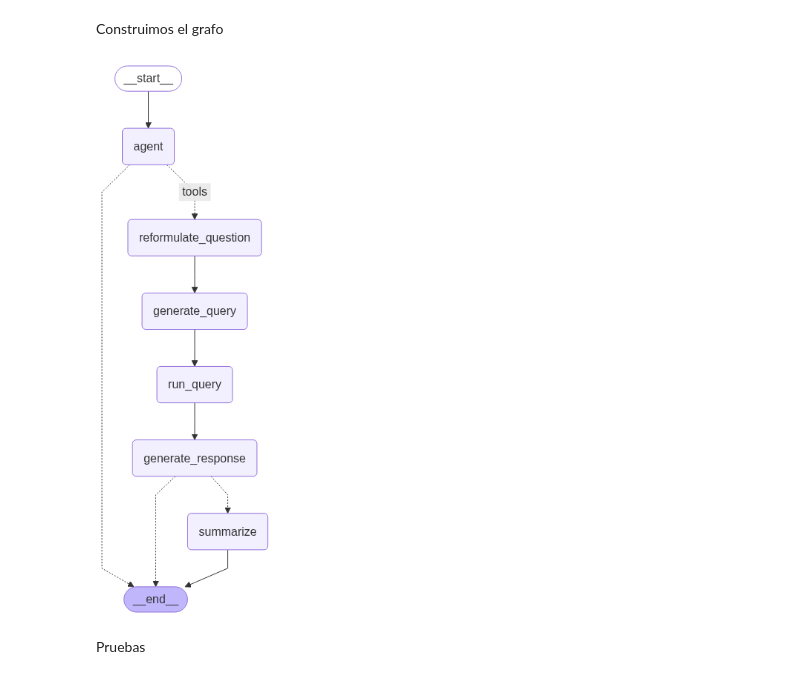
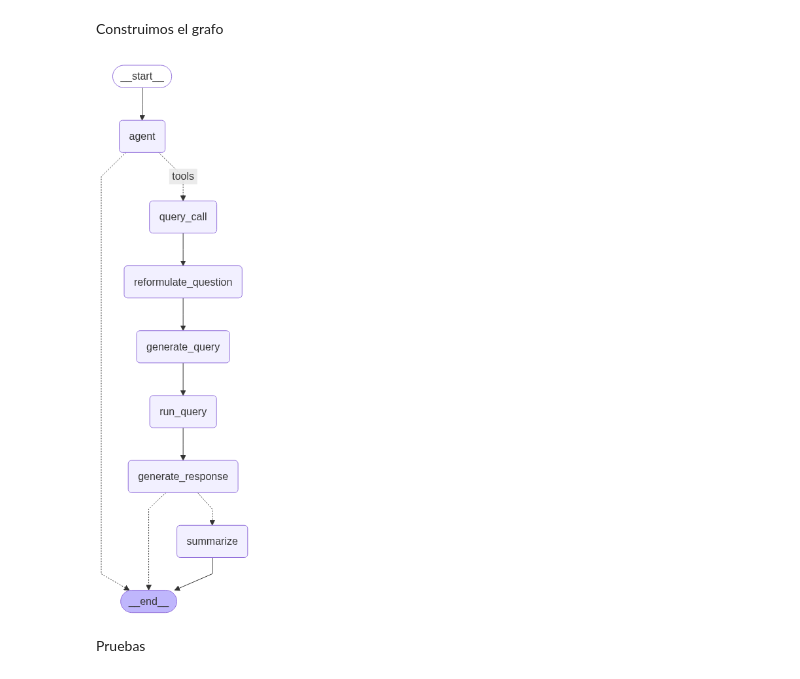
Before and after one commit to CesarKnight/Agente-Productos-BD, a Jupyter notebook: app/AgenteConsultasBD.ipynb, the cells around one changed output. Cells and saved outputs as stored; diff of their text form; code cells hidden in the pictures.

```diff
--- a/app/AgenteConsultasBD.ipynb
+++ b/app/AgenteConsultasBD.ipynb
@@ -274,45 +325,47 @@ Construimos el grafo
 from langgraph.graph import START, StateGraph, END
 from langgraph.prebuilt import ToolNode, tools_condition
 
-generate_query_node = ToolNode([generate_query])
+query_call_node = ToolNode([query_call])
 
 builder = StateGraph(AgentState)
 
 builder.add_node("agent", agent)
+builder.add_node("query_call", query_call_node)
 builder.add_node("reformulate_question", reformulate_question)
-builder.add_node("generate_query", generate_query_node)
+builder.add_node("generate_query", generate_query)
 builder.add_node("run_query", run_query)
 builder.add_node("generate_response", generate_response)
 builder.add_node("summarize", summarize)
 
 builder.add_edge(START, "agent")
 builder.add_conditional_edges(
     "agent",
     tools_condition,
     {
-        "tools": "reformulate_question",  # Si se va a usar la herramienta, primero reformula
+        "tools": "query_call",
         END: END
     }
 )
+builder.add_edge("query_call", "reformulate_question")
 builder.add_edge("reformulate_question", "generate_query")
 builder.add_edge("generate_query", "run_query")
 builder.add_edge("run_query", "generate_response")
 builder.add_conditional_edges(
     "generate_response",
     summarize_condition,
     {
         "summarize": "summarize",
         END: END
     }
 )
 builder.add_edge("summarize", END)
 
 agent = builder.compile(checkpointer=memory)
 
 from IPython.display import Image, display
 display(Image(agent.get_graph().draw_mermaid_png()))
 # %% [output]
-[figure, old version]
+[figure, new version]
 # %% [markdown]
 Pruebas
 # %%
```
Also changed, not shown: parts of 8 cells of this notebook, 1 other file.
